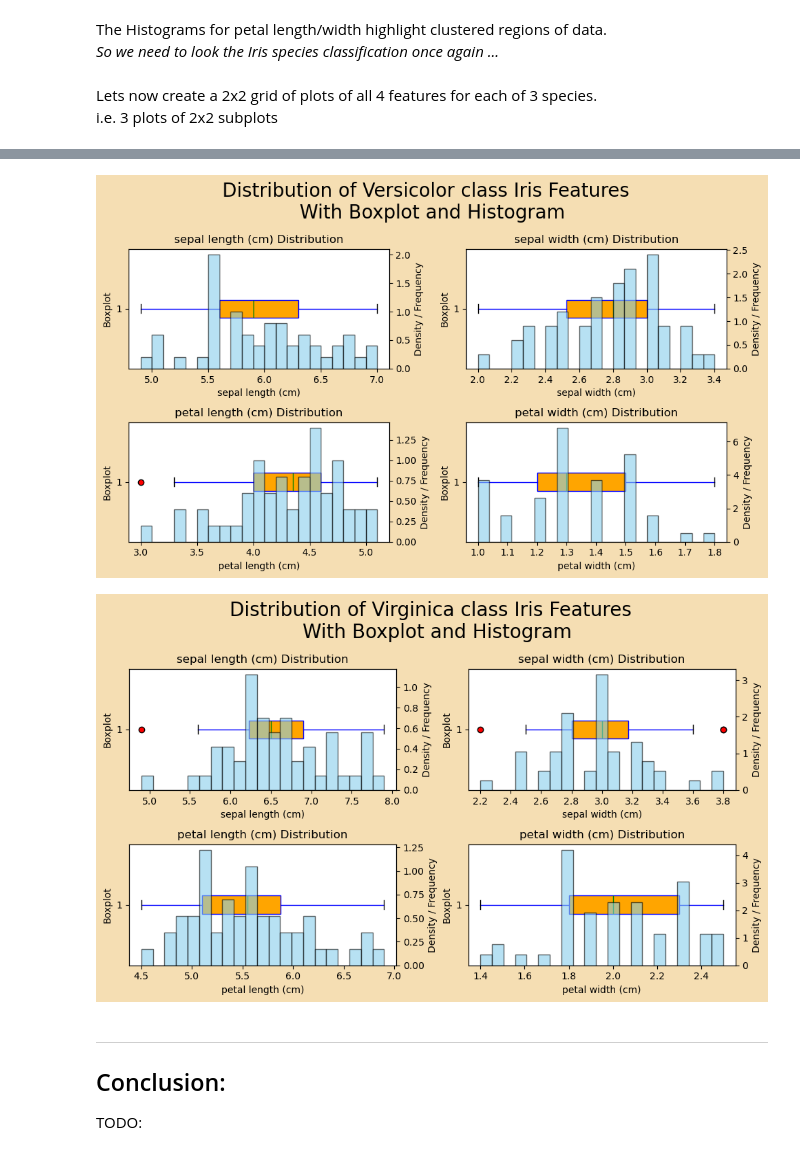
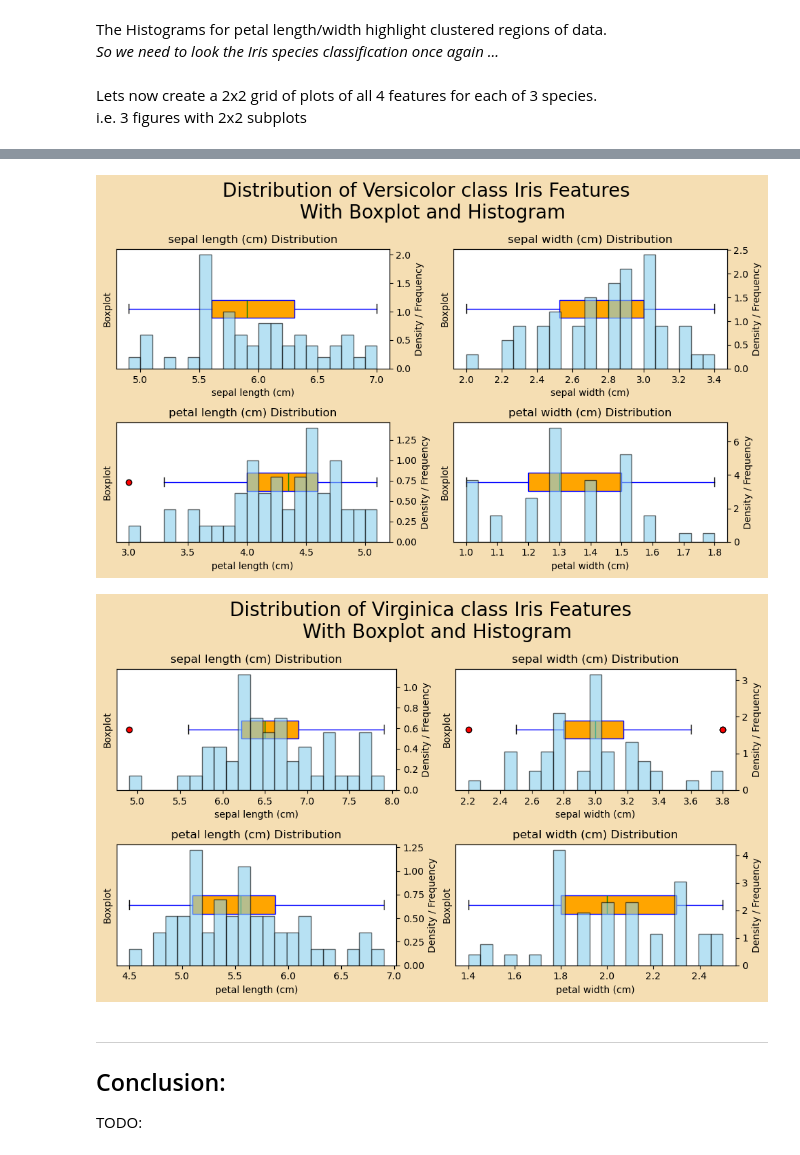
Before and after one commit to ngn73/8634_principles_of_data_analytics, a Jupyter notebook: task_7.ipynb, the cells around one changed output, grey strips where cells are left out. Drawn from its saved outputs; the diff is of its cells as text; code cells hidden in the pictures.

```diff
--- a/task_7.ipynb
+++ b/task_7.ipynb
@@ -178,35 +185,3 @@ Display this for each of the 4 Iris Features
 * Sepal Length
 * Petal Width
 * Petal Length
-# %%
-# Create a figure with 2x2 grid of plots
-fig, axes = plt.subplots(nrows=2, ncols=2, figsize=(10, 6))
-
-
-for i in range(2):
-    for j in range(2):
-        #specify grid position
-        ax1 = axes[i, j]
-
-        feature_index = j + (i * 2) #lets iterate thru 4 features in next attempt for a final full plot
-        feature_data = ds_iris.data[:, feature_index]
-        feature_name = ds_iris.feature_names[feature_index]
-
-        # Plot the boxplot on the left axis (ax1)
-        ax1.boxplot(feature_data, vert=False, patch_artist=True, boxprops=dict(facecolor='orange', color='blue'),
-            whiskerprops=dict(color='blue'), flierprops=dict(markerfacecolor='red', marker='o', markersize=6),
-            medianprops=dict(color='green'))
-        ax1.set_title(f'{feature_name} Distribution')
-        ax1.set_xlabel(feature_name)
-        ax1.set_ylabel('Boxplot')
-
-        # Create a second y-axis (ax2) for the histogram
-        ax2 = ax1.twinx()  # Create a second axis that shares the same x-axis
-        ax2.hist(feature_data, bins=21, color='skyblue', edgecolor='black', alpha=0.6, density=True)
-        ax2.set_ylabel('Density / Frequency')
-
-# Show the plot
-fig.set_facecolor('wheat')
-fig.suptitle('Distribution Plots for Iris Features(all species)  \nWith Boxplot and Histogram', fontsize=20)
-plt.tight_layout()
-plt.show()
@@ -217,9 +190,10 @@ The Histograms for petal length/width highlight clustered regions of data.
 *So we need to look the Iris species classification once again ...*
 # %% [markdown]
 Lets now create a 2x2 grid of plots of all 4 features for each of 3 species.
-i.e. 3 plots of 2x2 subplots
+i.e. 3 figures with 2x2 subplots
 # %%
 for ispecies in range(3):
+
     # Create a figure with 2x2 grid of plots
     fig, axes = plt.subplots(nrows=2, ncols=2, figsize=(10, 6))
     species_name = ds_iris.target_names[ispecies]
@@ -240,6 +214,7 @@ for ispecies in range(3):
                 medianprops=dict(color='green'))
             ax1.set_title(f'{feature_name} Distribution')
             ax1.set_xlabel(feature_name)
+            ax1.set_yticks([]) #remove the tick for boxplot (pointless) ... but have a label
             ax1.set_ylabel('Boxplot')
 
             # Create a second y-axis (ax2) for the histogram
@@ -257,5 +232,5 @@ for ispecies in range(3):
-[figure, old version]
+[figure, new version]
-[figure, old version]
+[figure, new version]
 # %% [markdown]
 ***
 ## Conclusion:
```
Also changed, not shown: parts of 5 cells of this notebook, 10 other files.
